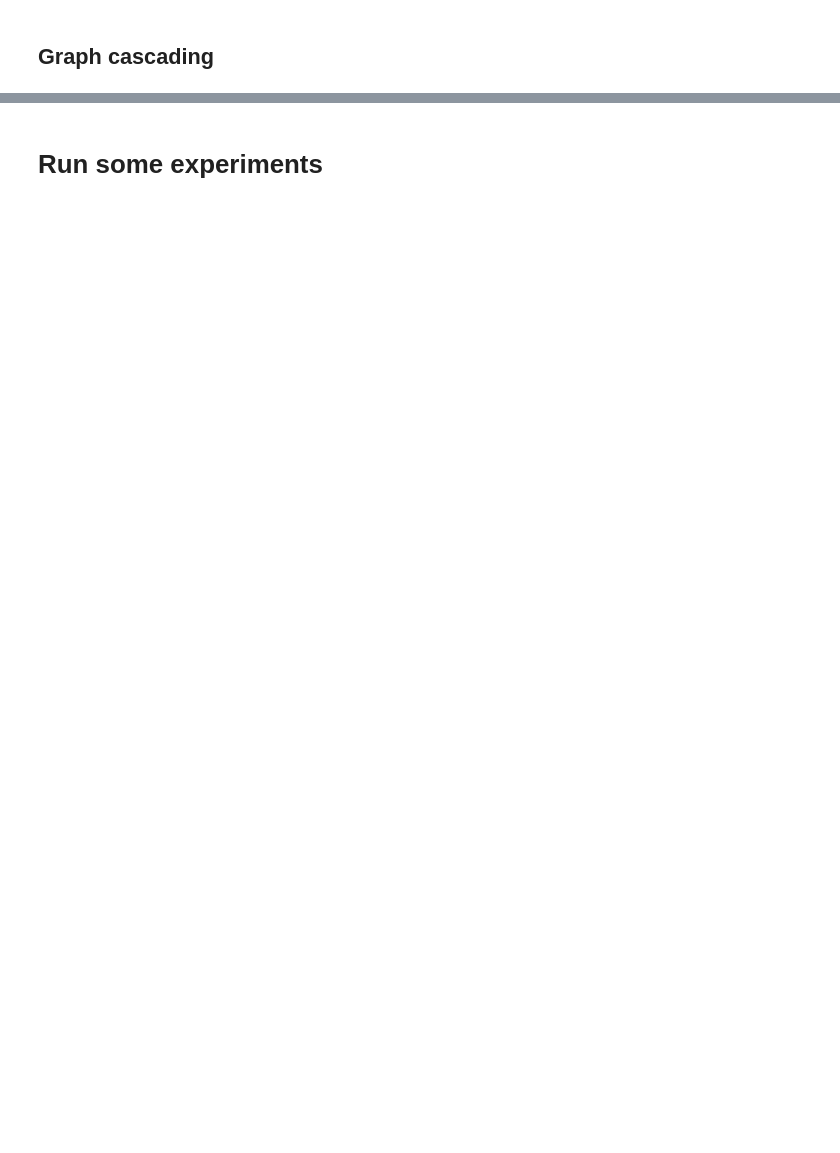
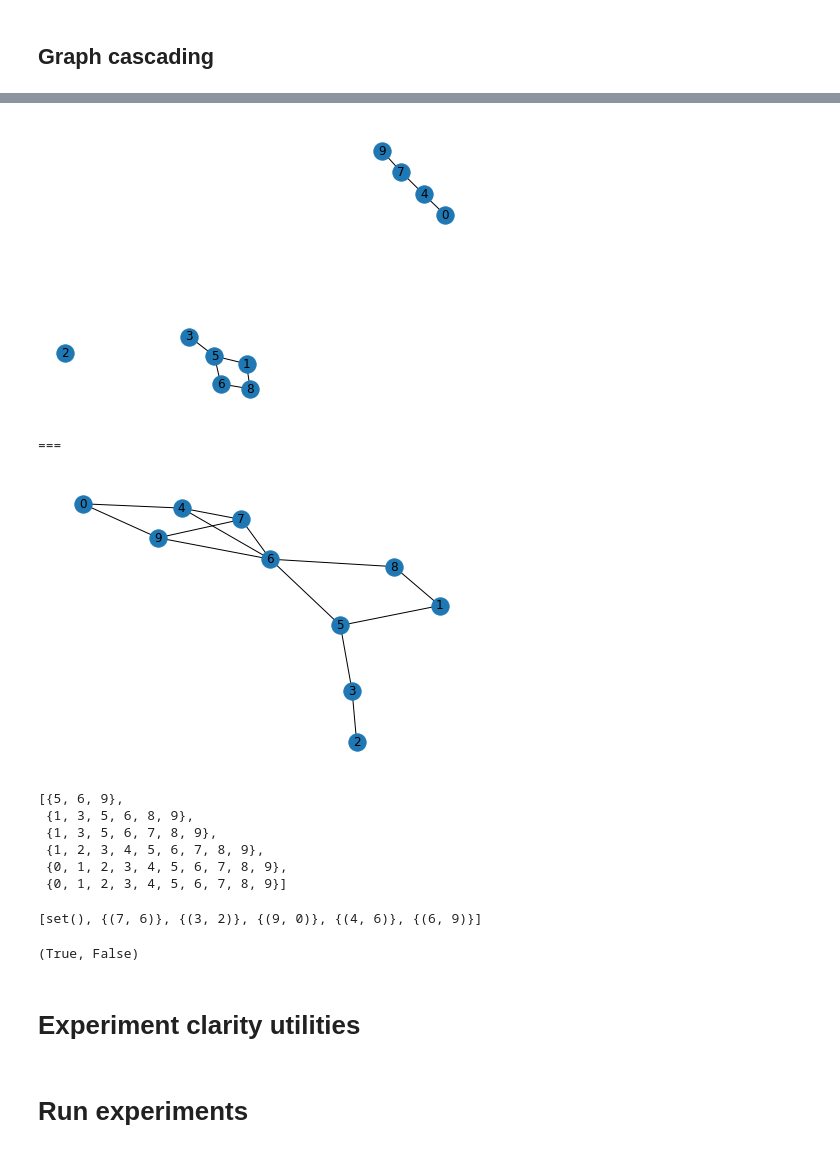
Before and after one commit to cephcyn/cornell_cs6850_triadicclosure, a Jupyter notebook: triadic-closures.ipynb, the cells around one changed output, grey strips where cells are left out. Drawn from its saved outputs; the diff is of its cells as text; code cells hidden in the pictures; blank space fills up the shorter version.

```diff
--- a/triadic-closures.ipynb
+++ b/triadic-closures.ipynb
@@ -163,0 +125,44 @@ array([15, 21, 27, 27, 27, 27, 27, 27, 27, 27, 27, 27, 27, 27, 28, 28, 29,
+# %%
+# Run a triadic closure network model cascade simulation
+G = triadicsim.graph(
+    num_nodes=10,
+    graph_type='Gnp',
+    params={'p':0.3},
+    rng_seed=0,
+)
+nx.draw(G, with_labels=True)
+plt.show()
+
+print('===')
+
+thresholds = triadicsim.create_thresholds(len(G), rng_seed=0)
+temp_seedset = triadicsim.create_seedset(len(G), 3, rng_seed=0)
+
+G_log, node_log, edge_log, exit_status = triadicsim.simulate_cascade(
+    G,
+    thresholds,
+    temp_seedset,
+    sticky_cascade=True,
+    closure_type='random',
+    max_rounds=20,
+    rng_seed=0,
+)
+nx.draw(G_log[-1], with_labels=True)
+plt.show()
+node_log
+edge_log
+exit_status
+# %% [output]
+[figure, added]
+===
+[figure, added]
+[{5, 6, 9},
+ {1, 3, 5, 6, 8, 9},
+ {1, 3, 5, 6, 7, 8, 9},
+ {1, 2, 3, 4, 5, 6, 7, 8, 9},
+ {0, 1, 2, 3, 4, 5, 6, 7, 8, 9},
+ {0, 1, 2, 3, 4, 5, 6, 7, 8, 9}]
+[set(), {(7, 6)}, {(3, 2)}, {(9, 0)}, {(4, 6)}, {(6, 9)}]
+(True, False)
+# %% [markdown]
+# Experiment clarity utilities
@@ -164,2 +172,2 @@ array([15, 21, 27, 27, 27, 27, 27, 27, 27, 27, 27, 27, 27, 27, 28, 28, 29,
 # %% [markdown]
-# Run some experiments
+# Run experiments
```
Also changed, not shown: parts of 20 cells of this notebook, 1 other file.
